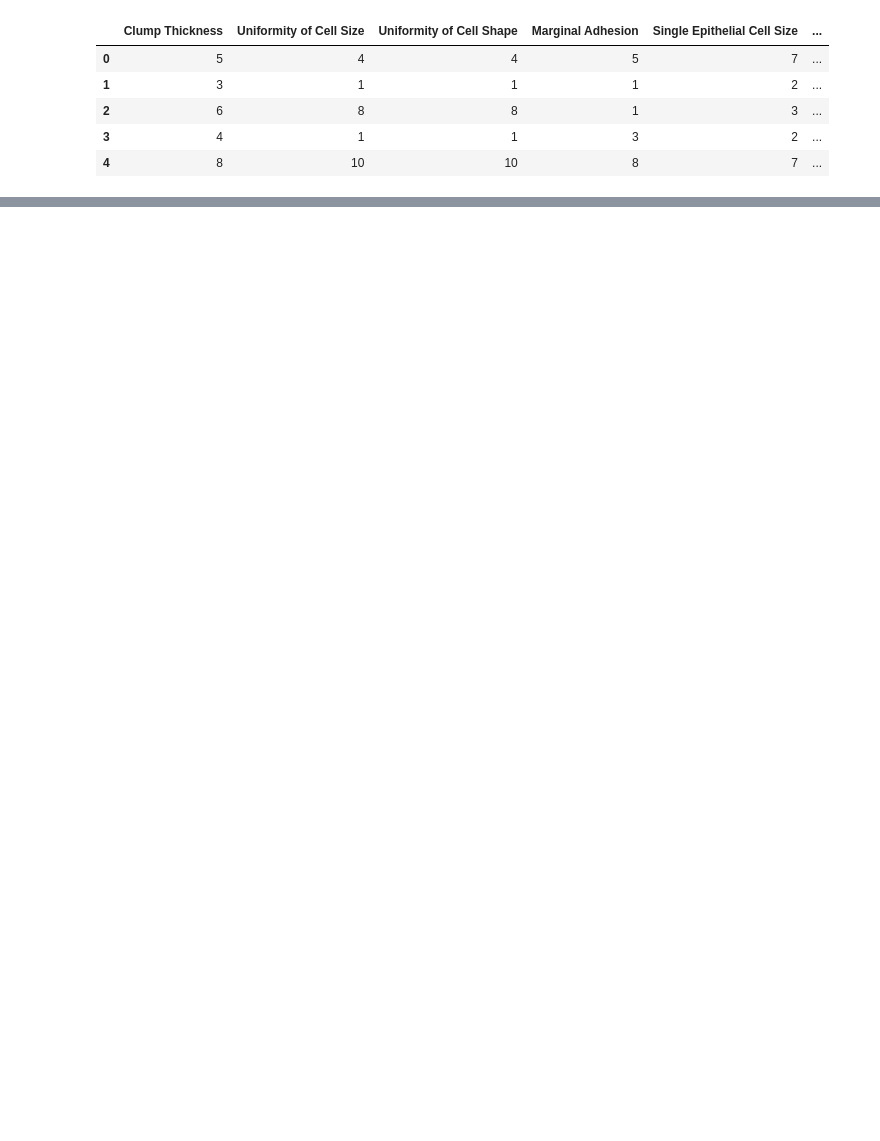
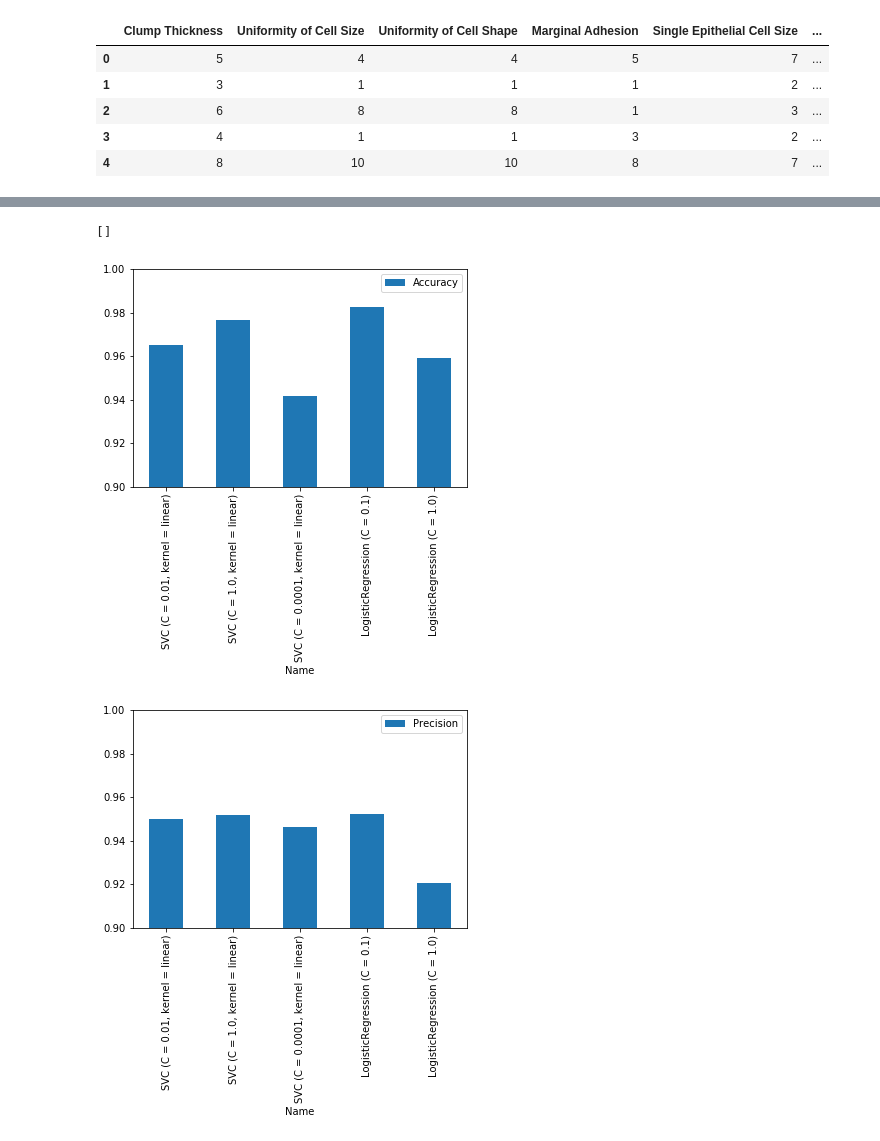
Before and after one commit to geor-kasapidi/OTUSMATH, a Jupyter notebook: notebooks/hw5.ipynb, the cells around one changed output, grey strips where cells are left out. Saved outputs shown, nothing was run; the diff lists cells and outputs as text; code cells hidden in the pictures; blank space fills up the shorter version.

```diff
--- a/notebooks/hw5.ipynb
+++ b/notebooks/hw5.ipynb
@@ -67 +81,13 @@ def fit_and_predict(model):
+# %%
+metrics_df = pd.DataFrame(columns=['Name', 'Accuracy', 'Precision', 'Recall', 'F1'])
+
+def add_metrics(data):
+    global metrics_df
+    metrics_df = metrics_df.append({
+        'Name': data[0],
+        'Accuracy': data[1][0],
+        'Precision': data[1][1],
+        'Recall': data[1][2],
+        'F1': data[1][3]
+    }, ignore_index=True)
 # %% [markdown]
@@ -92,0 +126,20 @@ F1 = 0.93
+# %%
+metrics_df.plot.bar(x='Name', y='Accuracy')
+plt.ylim(0.9, 1.0)
+plt.plot()
+
+metrics_df.plot.bar(x='Name', y='Precision')
+plt.ylim(0.9, 1.0)
+plt.plot()
+
+metrics_df.plot.bar(x='Name', y='Recall')
+plt.ylim(0.9, 1.0)
+plt.plot()
+
+metrics_df.plot.bar(x='Name', y='F1')
+plt.ylim(0.9, 1.0)
+plt.plot()
+# %% [output]
+[]
+[figure, added]
+[figure, added]
```
Also changed, not shown: parts of 20 cells of this notebook.
